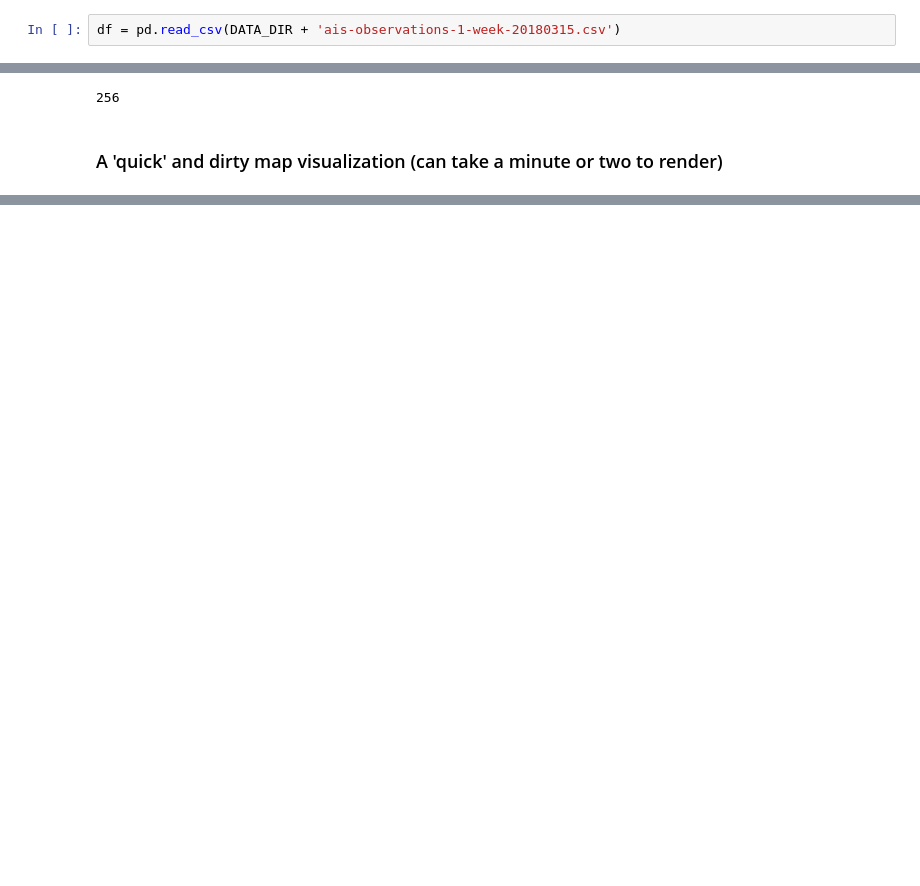
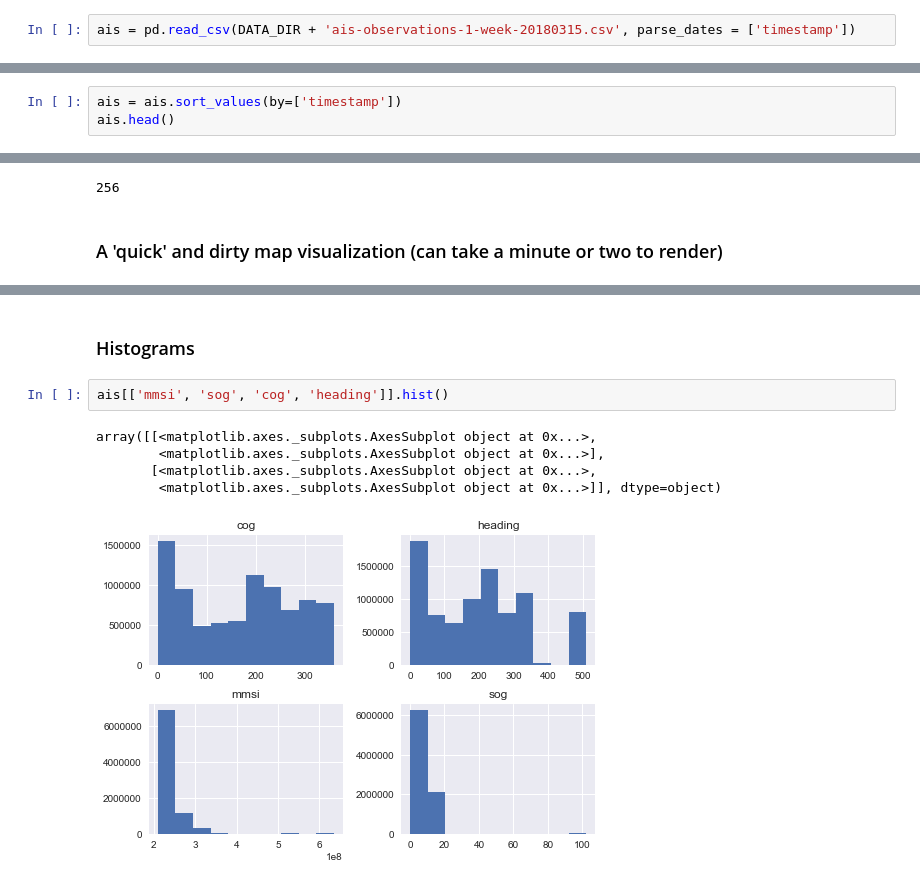
Before and after one commit to timole/iceml, a Jupyter notebook: analysis/descriptive-analysis-of-ais-data.ipynb, the cells around one changed output, grey strips where cells are left out. Drawn from its saved outputs; the diff is of its cells as text; blank space fills up the shorter version.

```diff
--- a/analysis/descriptive-analysis-of-ais-data.ipynb
+++ b/analysis/descriptive-analysis-of-ais-data.ipynb
@@ -13,2 +15,2 @@ DATA_DIR = "../bigdata/"
 # %%
-df = pd.read_csv(DATA_DIR + 'ais-observations-1-week-20180315.csv')
+ais = pd.read_csv(DATA_DIR + 'ais-observations-1-week-20180315.csv', parse_dates = ['timestamp'])
@@ -25,0 +17,3 @@ df.head()
+# %%
+ais = ais.sort_values(by=['timestamp'])
+ais.head()
@@ -36,3 +37,13 @@ plt.scatter(df.lon, df.lat)
 # %% [output]
 <matplotlib.collections.PathCollection at 0x...>
 [figure]
+# %% [markdown]
+### Histograms
+# %%
+ais[['mmsi', 'sog', 'cog', 'heading']].hist()
+# %% [output]
+array([[<matplotlib.axes._subplots.AxesSubplot object at 0x...>,
+        <matplotlib.axes._subplots.AxesSubplot object at 0x...>],
+       [<matplotlib.axes._subplots.AxesSubplot object at 0x...>,
+        <matplotlib.axes._subplots.AxesSubplot object at 0x...>]], dtype=object)
+[figure, added]
```
Also changed, not shown: parts of 33 cells of this notebook.
